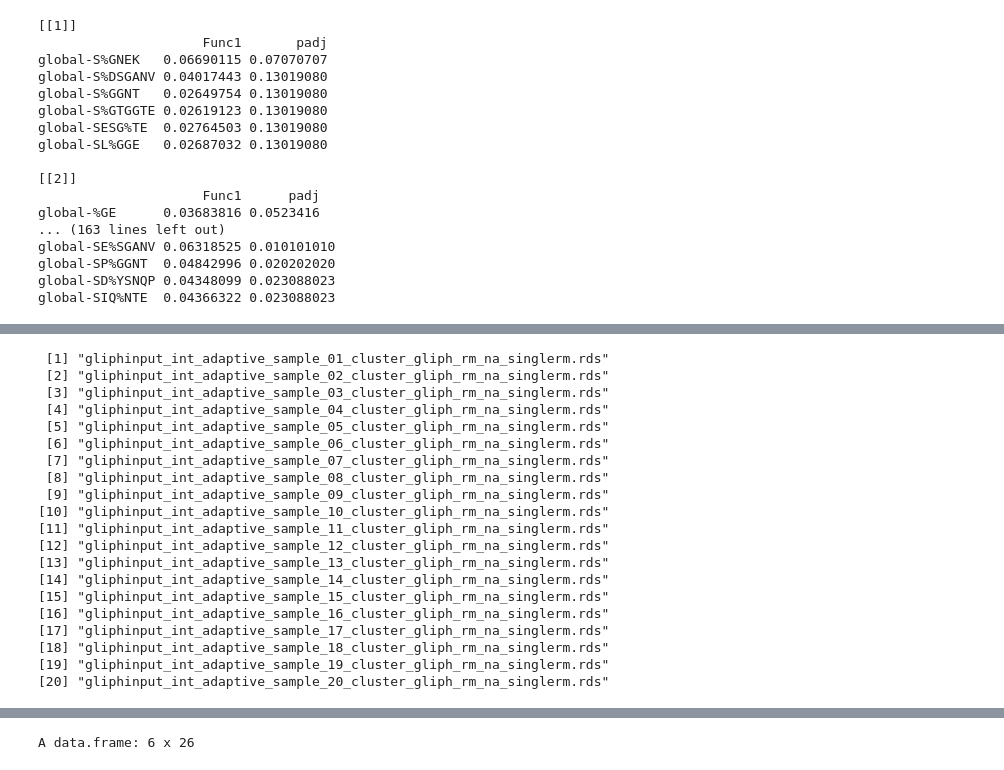
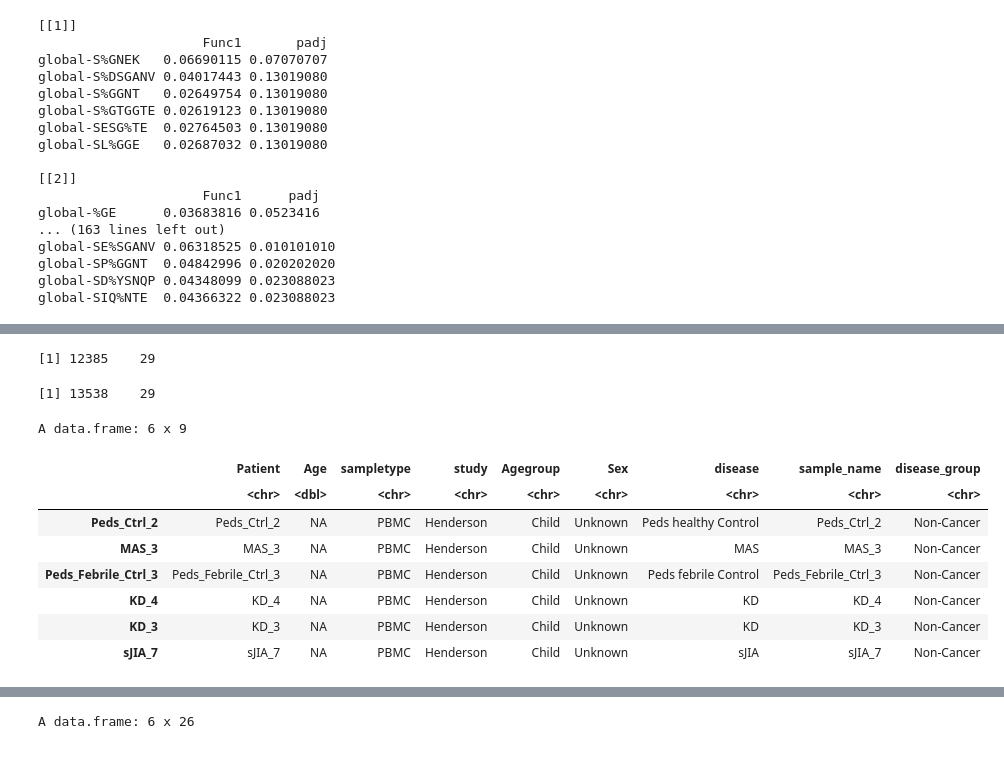
Before and after one commit to pughlab/ped_CapTCRseq, a Jupyter notebook: notebooks/15_gliph_diff_abundance.ipynb, the cells around one changed output, grey strips where cells are left out. Cells and saved outputs as stored; diff of their text form; code cells hidden in the pictures.

```diff
--- a/notebooks/15_gliph_diff_abundance.ipynb
+++ b/notebooks/15_gliph_diff_abundance.ipynb
@@ -229,25 +217,6 @@ data(BLOSUM62)
 # %%
 onetest <- readr::read_rds(file = paste0(h4hpath, "analysis/GLIPH/", filelist[1]))
-# %%
-filelist
-# %% [output]
- [1] "gliphinput_int_adaptive_sample_01_cluster_gliph_rm_na_singlerm.rds"
- [2] "gliphinput_int_adaptive_sample_02_cluster_gliph_rm_na_singlerm.rds"
- [3] "gliphinput_int_adaptive_sample_03_cluster_gliph_rm_na_singlerm.rds"
- [4] "gliphinput_int_adaptive_sample_04_cluster_gliph_rm_na_singlerm.rds"
- [5] "gliphinput_int_adaptive_sample_05_cluster_gliph_rm_na_singlerm.rds"
- [6] "gliphinput_int_adaptive_sample_06_cluster_gliph_rm_na_singlerm.rds"
- [7] "gliphinput_int_adaptive_sample_07_cluster_gliph_rm_na_singlerm.rds"
- [8] "gliphinput_int_adaptive_sample_08_cluster_gliph_rm_na_singlerm.rds"
- [9] "gliphinput_int_adaptive_sample_09_cluster_gliph_rm_na_singlerm.rds"
-[10] "gliphinput_int_adaptive_sample_10_cluster_gliph_rm_na_singlerm.rds"
-[11] "gliphinput_int_adaptive_sample_11_cluster_gliph_rm_na_singlerm.rds"
-[12] "gliphinput_int_adaptive_sample_12_cluster_gliph_rm_na_singlerm.rds"
-[13] "gliphinput_int_adaptive_sample_13_cluster_gliph_rm_na_singlerm.rds"
-[14] "gliphinput_int_adaptive_sample_14_cluster_gliph_rm_na_singlerm.rds"
-[15] "gliphinput_int_adaptive_sample_15_cluster_gliph_rm_na_singlerm.rds"
-[16] "gliphinput_int_adaptive_sample_16_cluster_gliph_rm_na_singlerm.rds"
-[17] "gliphinput_int_adaptive_sample_17_cluster_gliph_rm_na_singlerm.rds"
-[18] "gliphinput_int_adaptive_sample_18_cluster_gliph_rm_na_singlerm.rds"
-[19] "gliphinput_int_adaptive_sample_19_cluster_gliph_rm_na_singlerm.rds"
-[20] "gliphinput_int_adaptive_sample_20_cluster_gliph_rm_na_singlerm.rds"
+# %%
+dim(onetest)
+# %% [output]
+[1] 12385    29
@@ -253,0 +228,16 @@ filelist
+# %%
+dim(onetest)
+# %% [output]
+[1] 13538    29
+# %%
+head(discovery_metadata)
+# %% [output]
+A data.frame: 6 x 9
+|  | Patient | Age | sampletype | study | Agegroup | Sex | disease | sample_name | disease_group |
+|  | <chr> | <dbl> | <chr> | <chr> | <chr> | <chr> | <chr> | <chr> | <chr> |
+| Peds_Ctrl_2 | Peds_Ctrl_2 | NA | PBMC | Henderson | Child | Unknown | Peds healthy Control | Peds_Ctrl_2 | Non-Cancer |
+| MAS_3 | MAS_3 | NA | PBMC | Henderson | Child | Unknown | MAS | MAS_3 | Non-Cancer |
+| Peds_Febrile_Ctrl_3 | Peds_Febrile_Ctrl_3 | NA | PBMC | Henderson | Child | Unknown | Peds febrile Control | Peds_Febrile_Ctrl_3 | Non-Cancer |
+| KD_4 | KD_4 | NA | PBMC | Henderson | Child | Unknown | KD | KD_4 | Non-Cancer |
+| KD_3 | KD_3 | NA | PBMC | Henderson | Child | Unknown | KD | KD_3 | Non-Cancer |
+| sJIA_7 | sJIA_7 | NA | PBMC | Henderson | Child | Unknown | sJIA | sJIA_7 | Non-Cancer |
```
Also changed, not shown: parts of 34 cells of this notebook.
